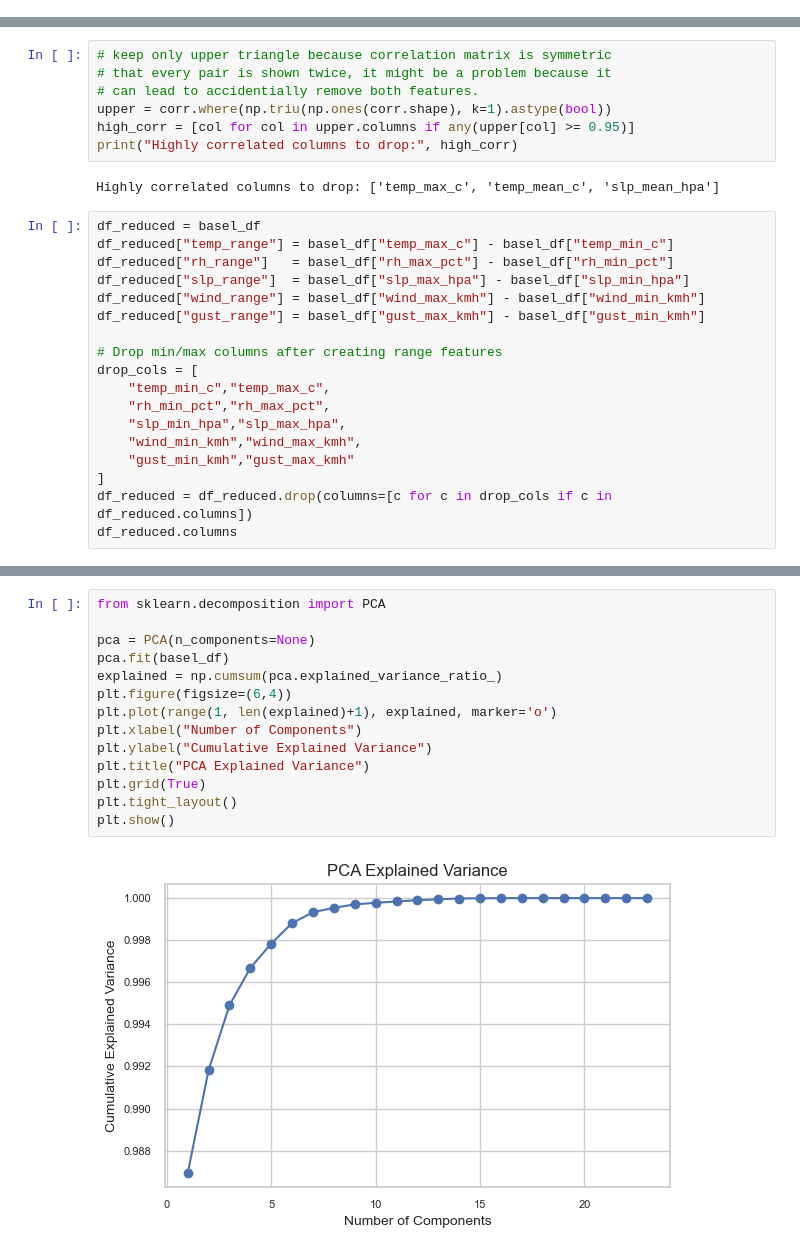
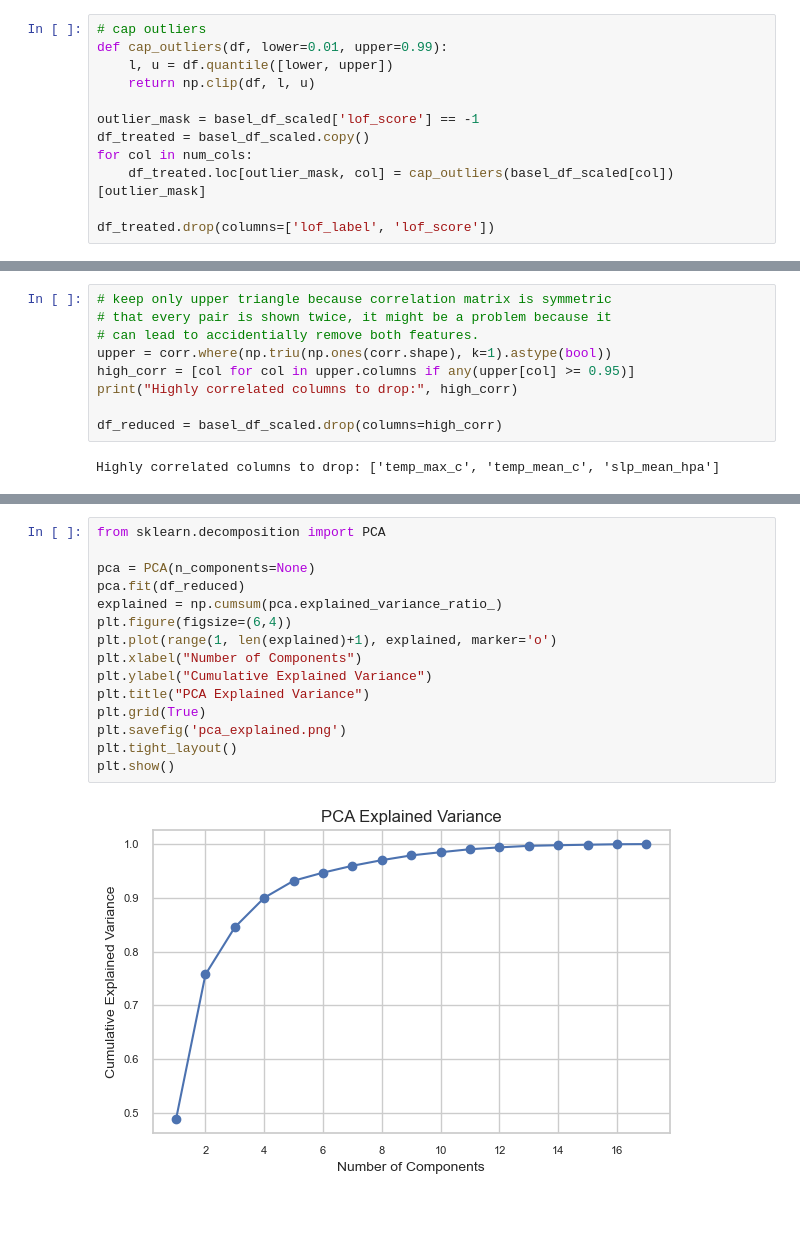
Before and after one commit to hiimnhan/scc451, a Jupyter notebook: task1.ipynb, the cells around one changed output, grey strips where cells are left out. Cells and saved outputs as stored; diff of their text form; blank space fills up the shorter version.

```diff
--- a/task1.ipynb
+++ b/task1.ipynb
@@ -244,0 +172,12 @@ plt.show()
+# %%
+# cap outliers
+def cap_outliers(df, lower=0.01, upper=0.99):
+    l, u = df.quantile([lower, upper])
+    return np.clip(df, l, u)
+
+outlier_mask = basel_df_scaled['lof_score'] == -1
+df_treated = basel_df_scaled.copy()
+for col in num_cols:
+    df_treated.loc[outlier_mask, col] = cap_outliers(basel_df_scaled[col])[outlier_mask]
+
+df_treated.drop(columns=['lof_label', 'lof_score'])
@@ -260,23 +213,7 @@ plt.show()
 upper = corr.where(np.triu(np.ones(corr.shape), k=1).astype(bool))
 high_corr = [col for col in upper.columns if any(upper[col] >= 0.95)]
 print("Highly correlated columns to drop:", high_corr)
+
+df_reduced = basel_df_scaled.drop(columns=high_corr)
 # %% [output]
 Highly correlated columns to drop: ['temp_max_c', 'temp_mean_c', 'slp_mean_hpa']
-# %%
-df_reduced = basel_df
-df_reduced["temp_range"] = basel_df["temp_max_c"] - basel_df["temp_min_c"]
-df_reduced["rh_range"]   = basel_df["rh_max_pct"] - basel_df["rh_min_pct"]
-df_reduced["slp_range"]  = basel_df["slp_max_hpa"] - basel_df["slp_min_hpa"]
-df_reduced["wind_range"] = basel_df["wind_max_kmh"] - basel_df["wind_min_kmh"]
-df_reduced["gust_range"] = basel_df["gust_max_kmh"] - basel_df["gust_min_kmh"]
-
-# Drop min/max columns after creating range features
-drop_cols = [
-    "temp_min_c","temp_max_c",
-    "rh_min_pct","rh_max_pct",
-    "slp_min_hpa","slp_max_hpa",
-    "wind_min_kmh","wind_max_kmh",
-    "gust_min_kmh","gust_max_kmh"
-]
-df_reduced = df_reduced.drop(columns=[c for c in drop_cols if c in df_reduced.columns])
-df_reduced.columns
@@ -288,17 +220,18 @@ Index(['temp_mean_c', 'rh_mean_pct', 'slp_mean_hpa', 'precip_mm', 'snow_cm',
 # %%
 from sklearn.decomposition import PCA
 
 pca = PCA(n_components=None)
-pca.fit(basel_df)
+pca.fit(df_reduced)
 explained = np.cumsum(pca.explained_variance_ratio_)
 plt.figure(figsize=(6,4))
 plt.plot(range(1, len(explained)+1), explained, marker='o')
 plt.xlabel("Number of Components")
 plt.ylabel("Cumulative Explained Variance")
 plt.title("PCA Explained Variance")
 plt.grid(True)
+plt.savefig('pca_explained.png')
 plt.tight_layout()
 plt.show()
 # %% [output]
-[figure, old version]
+[figure, new version]
 # %%
```
Also changed, not shown: parts of 16 cells of this notebook, 7 other files.
